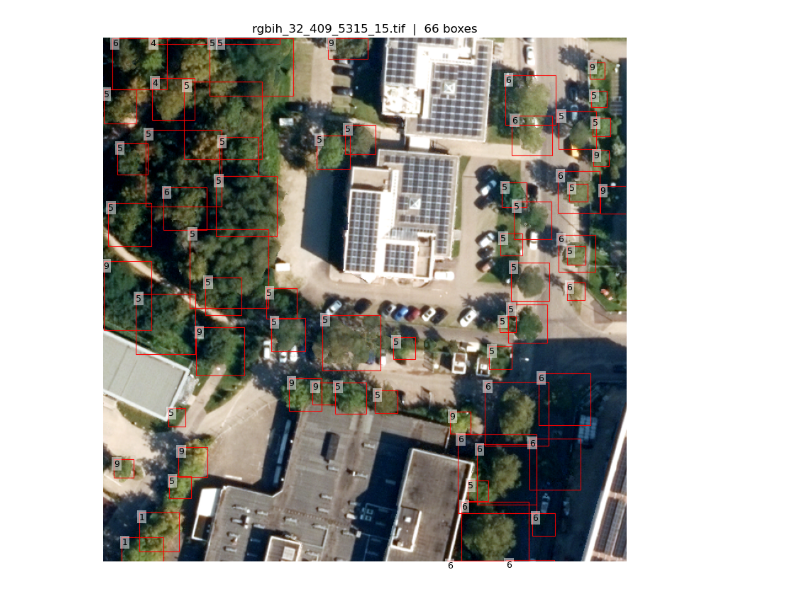
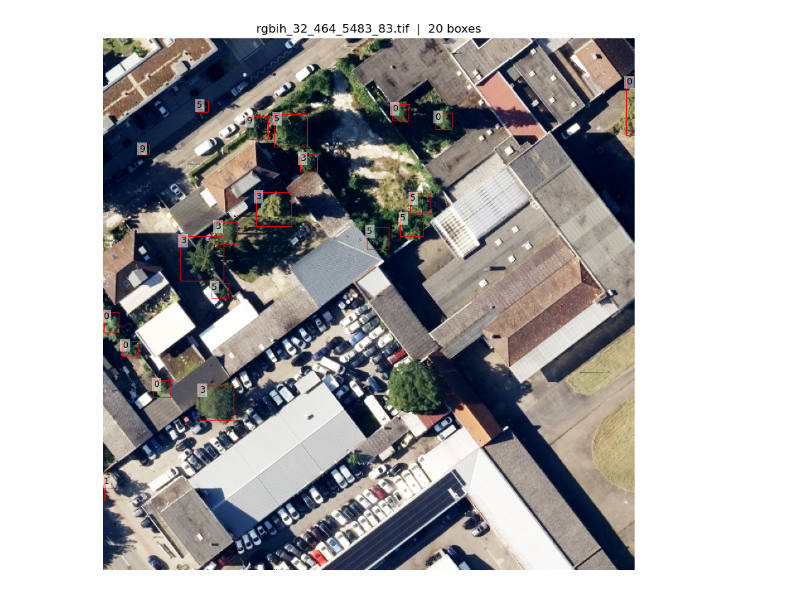
Before and after one commit to GIScience/tree-genera-mapping, a Jupyter notebook: tree_genera_mapping/notebooks/02_demo_visualize.ipynb, the cells around one changed output. Cells and saved outputs as stored; diff of their text form; code cells hidden in the pictures.

```diff
--- a/tree_genera_mapping/notebooks/02_demo_visualize.ipynb
+++ b/tree_genera_mapping/notebooks/02_demo_visualize.ipynb
@@ -109,13 +322,13 @@ def show_chip_with_labels(
 # %%
 images_dir = Path("/mnt/sds-hd/sd17f001/ygrin/silverways/greenspaces/experiments_datasets/final_subtiles_640_20/yolo_rgbih/images/train")
 labels_dir = Path("/mnt/sds-hd/sd17f001/ygrin/silverways/greenspaces/experiments_datasets/final_subtiles_640_20/yolo_rgbih/labels/train")
 
-img = images_dir / "rgbih_32_409_5315_15.tif"
-lbl = labels_dir / "rgbih_32_409_5315_15.txt"
+img = images_dir / "rgbih_32_464_5483_83.tif"
+lbl = labels_dir / "rgbih_32_464_5483_83.txt"
 
 show_chip_with_labels(img, lbl)
 # %% [output]
-[figure, old version]
+[figure, new version]
 # %%
 images = list(images_dir.glob("*.tif"))
 img = random.choice(images)
```
Also changed, not shown: parts of 4 cells of this notebook, 1 other file.
